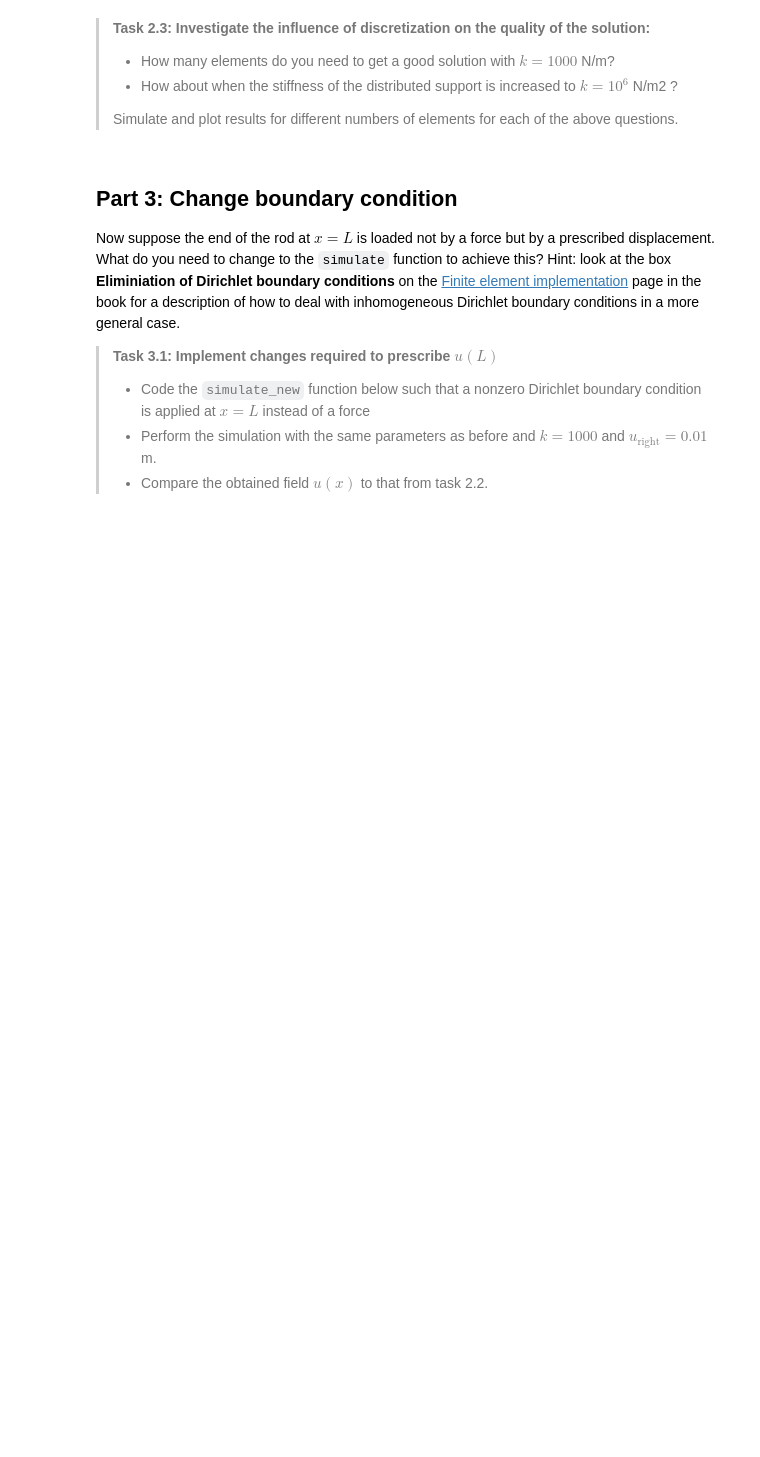
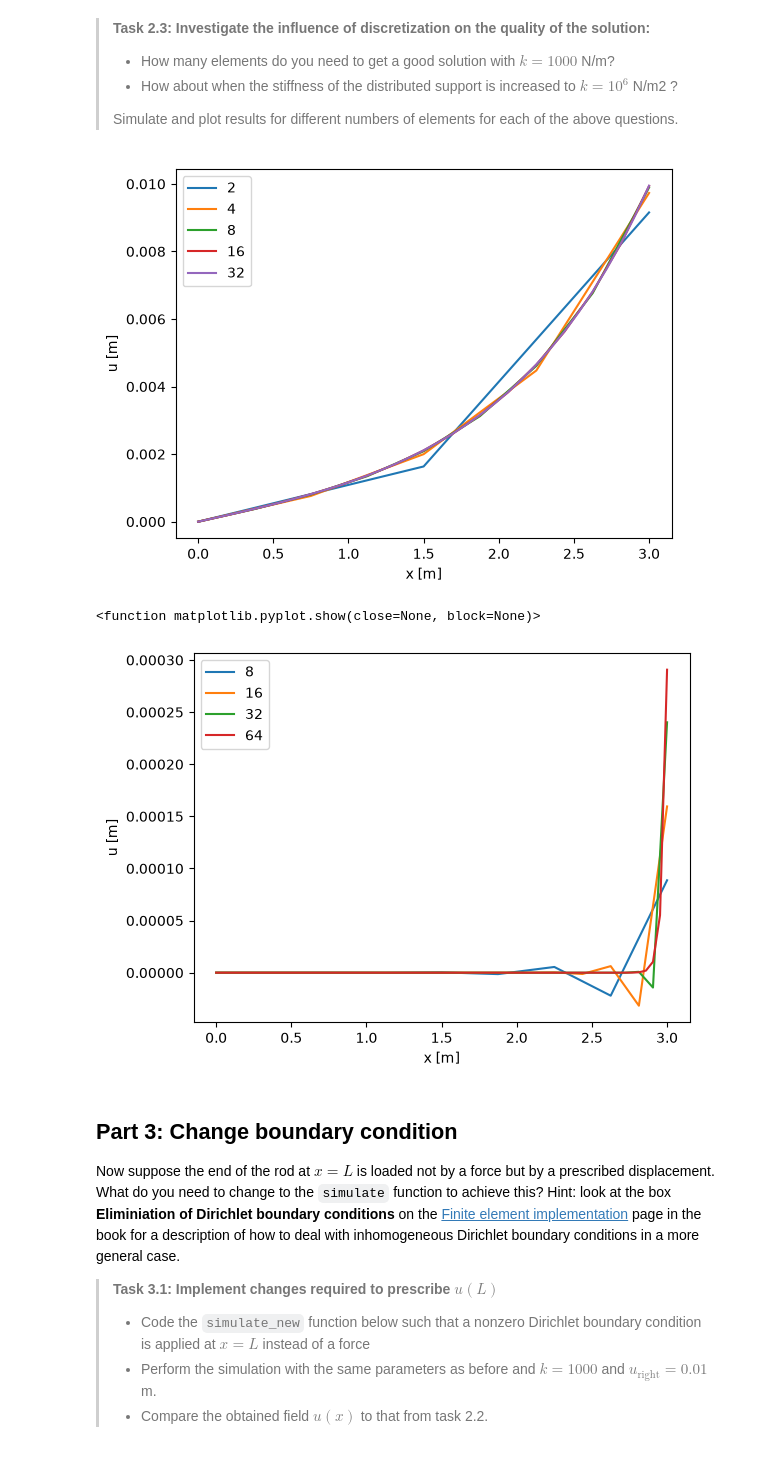
Before and after one commit to mbezmali/WS2.2---BEZMALINOVICH, a Jupyter notebook: WS_2_2.ipynb, the cells around one changed output. Cells and saved outputs as stored; diff of their text form; code cells hidden in the pictures; blank space fills up the shorter version.

```diff
--- a/WS_2_2.ipynb
+++ b/WS_2_2.ipynb
@@ -82,3 +189,26 @@ import matplotlib.pyplot as plt
+# %%
+plt.figure()
+for n in [2,4,8,16,32]:
+    x,u = simulate(n, k=1000, q_load=0)
+    plt.plot(x,u,label=str(n))
+plt.xlabel('x [m]')
+plt.ylabel('u [m]')
+plt.legend()
+plt.show()
+
+
+plt.figure()
+for n in [8,16,32,64]:
+    x,u = simulate(n, k=1e6, q_load = 0)
+    plt.plot(x,u,label=str(n))
+plt.xlabel('x [m]')
+plt.ylabel('u [m]')
+plt.legend()
+plt.show
+# %% [output]
+[figure, added]
+<function matplotlib.pyplot.show(close=None, block=None)>
+[figure, added]
 # %% [markdown]
 ## Part 3: Change boundary condition
 
```
Also changed, not shown: parts of 5 cells of this notebook.
